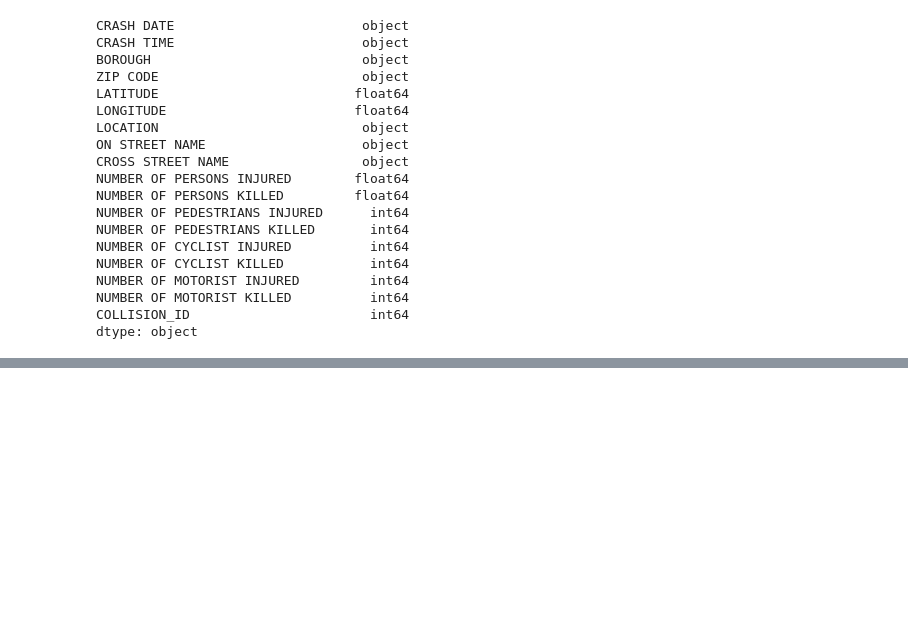
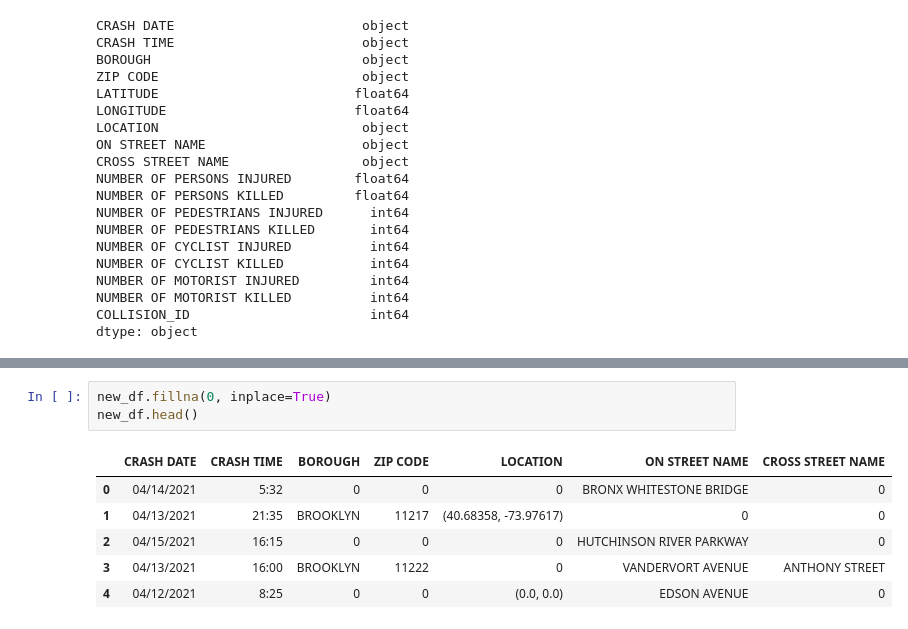
Before and after one commit to sudheendrakatikar/cmpe255-project, a Jupyter notebook: maincode.ipynb, the cells around one changed output, grey strips where cells are left out. Drawn from its saved outputs; the diff is of its cells as text; blank space fills up the shorter version.

```diff
--- a/maincode.ipynb
+++ b/maincode.ipynb
@@ -228,0 +275,10 @@ dtype: object
+# %%
+new_df.fillna(0, inplace=True)
+new_df.head()
+# %% [output]
+|  | CRASH DATE | CRASH TIME | BOROUGH | ZIP CODE | LOCATION | ON STREET NAME | CROSS STREET NAME |
+| 0 | 04/14/2021 | 5:32 | 0 | 0 | 0 | BRONX WHITESTONE BRIDGE | 0 |
+| 1 | 04/13/2021 | 21:35 | BROOKLYN | 11217 | (40.68358, -73.97617) | 0 | 0 |
+| 2 | 04/15/2021 | 16:15 | 0 | 0 | 0 | HUTCHINSON RIVER PARKWAY | 0 |
+| 3 | 04/13/2021 | 16:00 | BROOKLYN | 11222 | 0 | VANDERVORT AVENUE | ANTHONY STREET |
+| 4 | 04/12/2021 | 8:25 | 0 | 0 | (0.0, 0.0) | EDSON AVENUE | 0 |
```
Also changed, not shown: parts of 10 cells of this notebook.
